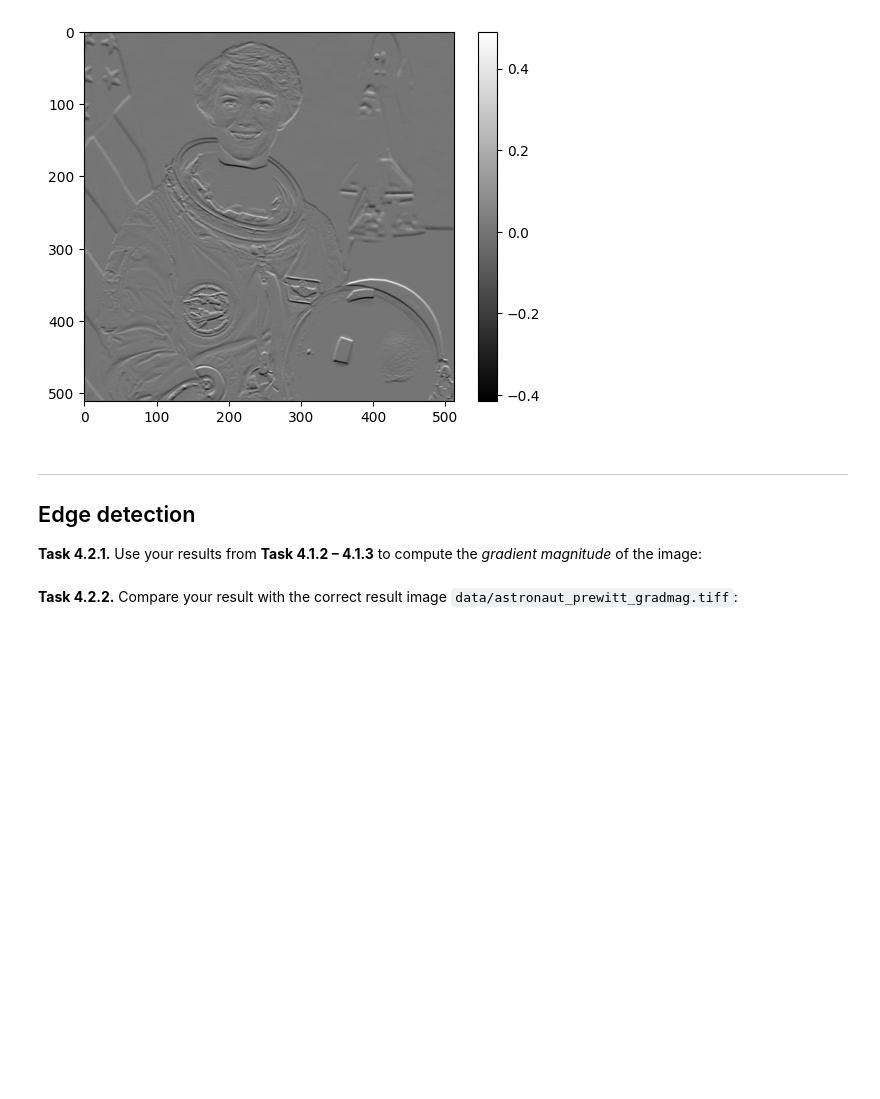
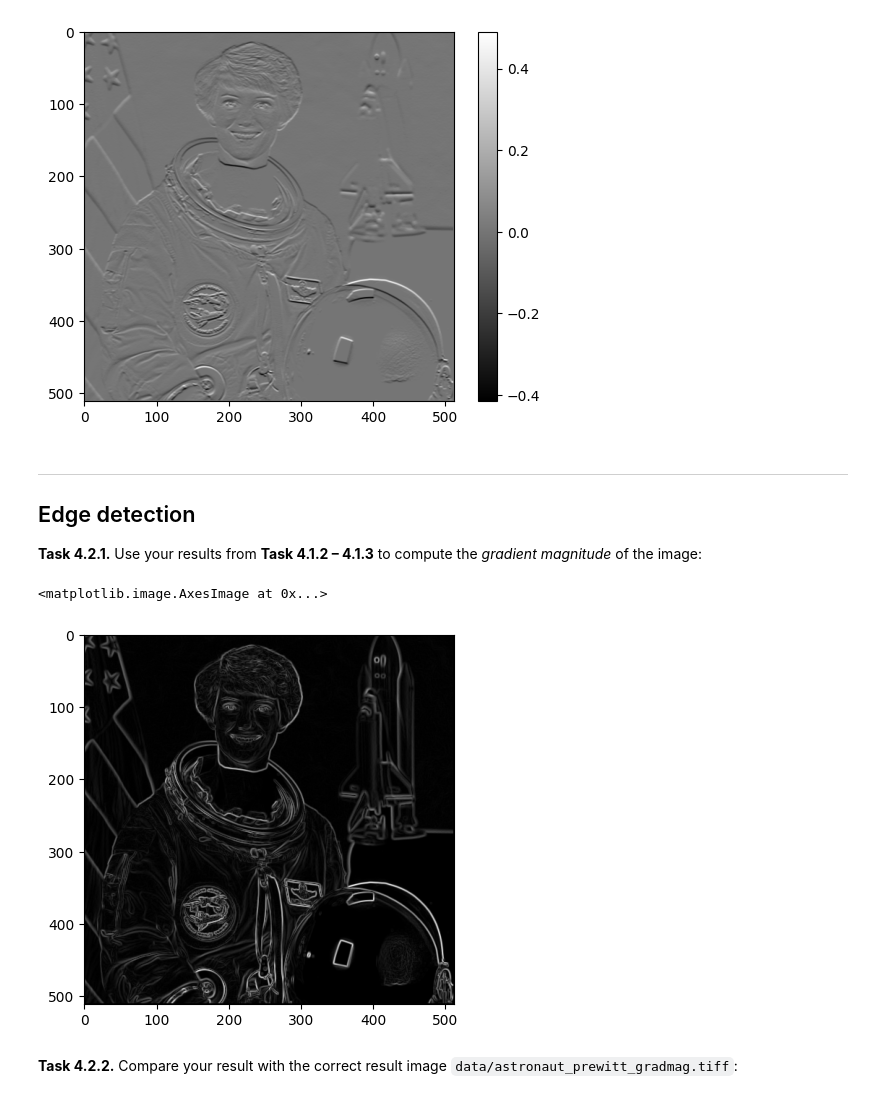
Before and after one commit to balint-bozoki/mobi-fs3-python, a Jupyter notebook: task4.ipynb, the cells around one changed output. Cells and saved outputs as stored; diff of their text form; code cells hidden in the pictures; blank space fills up the shorter version.

```diff
--- a/task4.ipynb
+++ b/task4.ipynb
@@ -112,5 +112,12 @@ assert numpy.allclose(prewitt_v_ref, img_prewitt_v, atol=1/255)
 ## Edge detection
 
 **<a id="#">Task 4.2.1.</a>** Use your results from **Task 4.1.2 – 4.1.3** to compute the *gradient magnitude* of the image:
+# %%
+img_gradmag = numpy.sqrt(prewitt_h(img)**2 + prewitt_v(img)**2)
+plt.figure()
+plt.imshow(img_gradmag, "gray")
+# %% [output]
+<matplotlib.image.AxesImage at 0x...>
+[figure, added]
 # %% [markdown]
 **<a id="#">Task 4.2.2.</a>** Compare your result with the correct result image `data/astronaut_prewitt_gradmag.tiff`:
```
Also changed, not shown: parts of 1 cell of this notebook.
